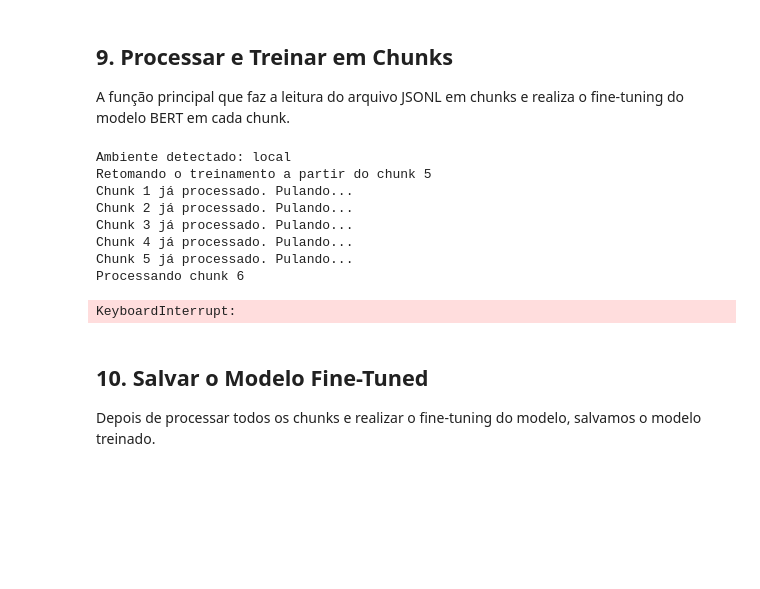
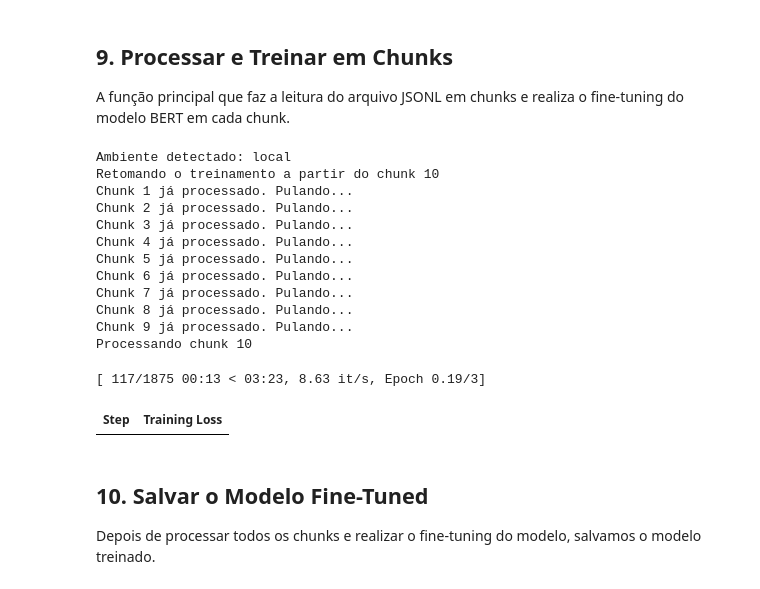
Before and after one commit to guilherme-argentino/fiap-ia4devs-techchallenge-fase3, a Jupyter notebook: Fase3_TechChallenge.ipynb, the cells around one changed output. Saved outputs shown, nothing was run; the diff lists cells and outputs as text; code cells hidden in the pictures; blank space fills up the shorter version.

```diff
--- a/Fase3_TechChallenge.ipynb
+++ b/Fase3_TechChallenge.ipynb
@@ -272,44 +288,54 @@ A função principal que faz a leitura do arquivo JSONL em chunks e realiza o fi
 # Processar o arquivo compactado trn.json.gz e realizar o fine-tuning em chunks
 caminho_arquivo = ARQUIVO_TREINAMENTO
 
-# Atualizar a parte principal do script
 ambiente = detectar_ambiente()
 print(f"Ambiente detectado: {ambiente}")
 
 # Carregar o último checkpoint, se existir
 modelo_carregado, tokenizer_carregado, ultimo_chunk_processado = carregar_ultimo_checkpoint()
 if modelo_carregado is not None:
     model = modelo_carregado
     tokenizer = tokenizer_carregado
     print(f"Retomando o treinamento a partir do chunk {ultimo_chunk_processado + 1}")
+else:
+    # Inicializar modelo e tokenizer se não houver checkpoint
+    model = BertForSequenceClassification.from_pretrained("bert-base-uncased")
+    tokenizer = BertTokenizer.from_pretrained("bert-base-uncased")
+    ultimo_chunk_processado = -1  # Nenhum chunk processado ainda
 
-for i, chunk in enumerate(ler_arquivo_em_blocos_jsonl_gz(caminho_arquivo, tamanho_bloco=TAMANHO_BLOCO)):
-    # Pular chunks já processados
-    if modelo_carregado is not None and i <= ultimo_chunk_processado:
-        print(f"Chunk {i+1} já processado. Pulando...")
+# Processar chunks
+for i, chunk in enumerate(ler_arquivo_em_blocos_jsonl_gz(caminho_arquivo, tamanho_bloco=TAMANHO_BLOCO), start=1):
+    # Pular chunks estritamente menores que o último chunk processado
+    if i <= ultimo_chunk_processado:
+        print(f"Chunk {i} já processado. Pulando...")
         continue
 
-    print(f"Processando chunk {i+1}")
+    print(f"Processando chunk {i}")
 
     encodings, labels = processar_e_tokenizar_chunk(chunk)
 
     # Executar treinamento no chunk atual
     treinar_com_chunk(encodings, labels)
 
     # Salvar o progresso após cada chunk
     salvar_progresso(model, tokenizer, i)
 
-    print(f"Treinamento com chunk {i+1} completo.")
+    print(f"Treinamento com chunk {i} completo.")
 # %% [output]
 Ambiente detectado: local
-Retomando o treinamento a partir do chunk 5
+Retomando o treinamento a partir do chunk 10
 Chunk 1 já processado. Pulando...
 Chunk 2 já processado. Pulando...
 Chunk 3 já processado. Pulando...
 Chunk 4 já processado. Pulando...
 Chunk 5 já processado. Pulando...
-Processando chunk 6
+Chunk 6 já processado. Pulando...
+Chunk 7 já processado. Pulando...
+Chunk 8 já processado. Pulando...
+Chunk 9 já processado. Pulando...
+Processando chunk 10
-KeyboardInterrupt:
+[ 117/1875 00:13 < 03:23, 8.63 it/s, Epoch 0.19/3]
+| Step | Training Loss |
 # %% [markdown]
 ## 10. Salvar o Modelo Fine-Tuned
 Depois de processar todos os chunks e realizar o fine-tuning do modelo, salvamos o modelo treinado.
```
Also changed, not shown: parts of 5 cells of this notebook.
